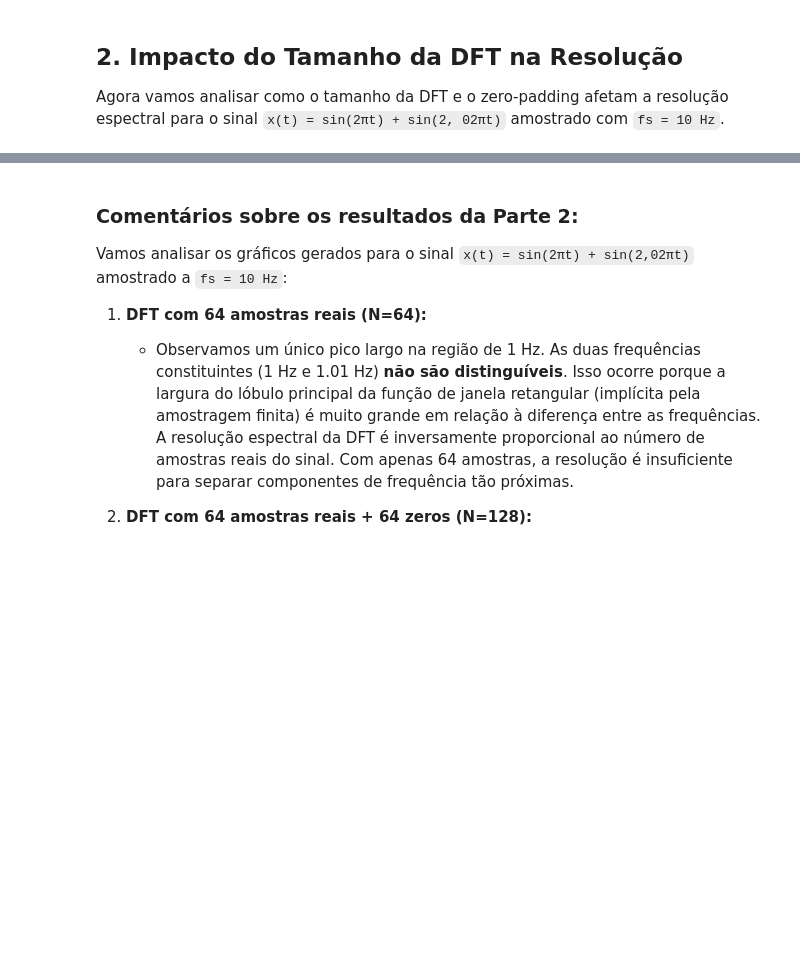
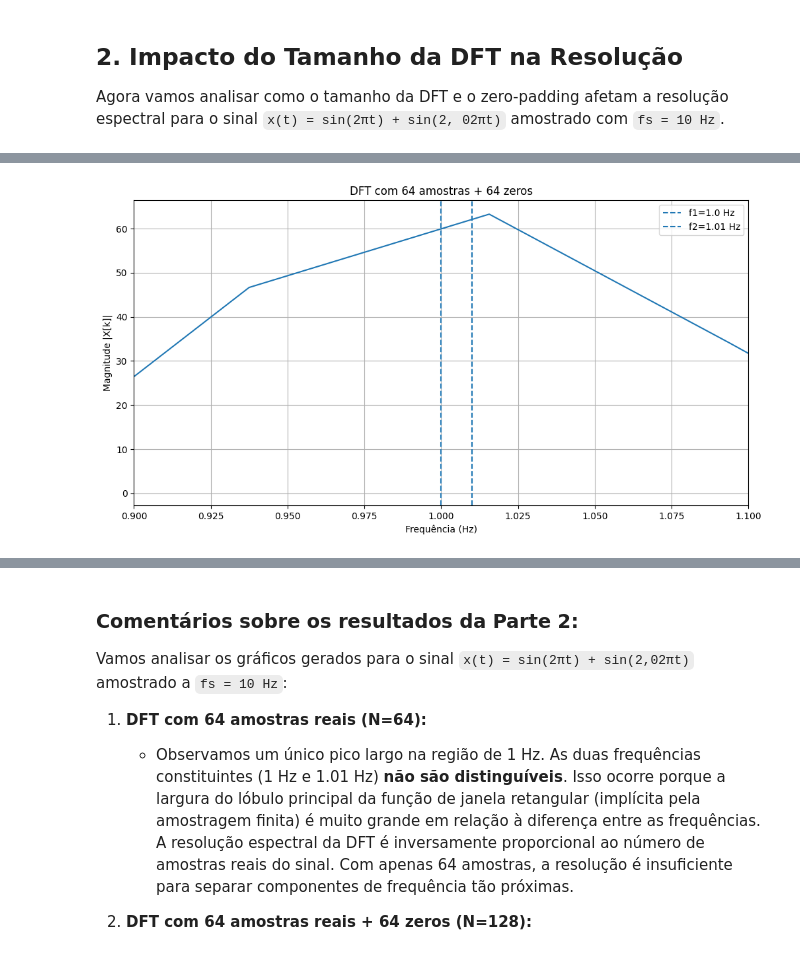
Before and after one commit to masterAristocats/Trabalho-Processamento-de-Sinais-I-4, a Jupyter notebook: rep.ipynb, the cells around one changed output, grey strips where cells are left out. Cells and saved outputs as stored; diff of their text form; code cells hidden in the pictures; blank space fills up the shorter version.

```diff
--- a/rep.ipynb
+++ b/rep.ipynb
@@ -157,0 +171,17 @@ plt.show()
+# %%
+#64 + 64 zeros
+fig, ax = plt.subplots(figsize=(12, 6))
+
+N_dft_128_zp = 128
+
+plot_dft_spectrum(
+    x_n_64,
+    N_dft_128_zp,
+    f'DFT com {num_samples_64} amostras + {N_dft_128_zp - num_samples_64} zeros',
+    num_samples_64,
+    ax
+)
+
+plt.show()
+# %% [output]
+[figure, added]
```
Also changed, not shown: parts of 26 cells of this notebook.
